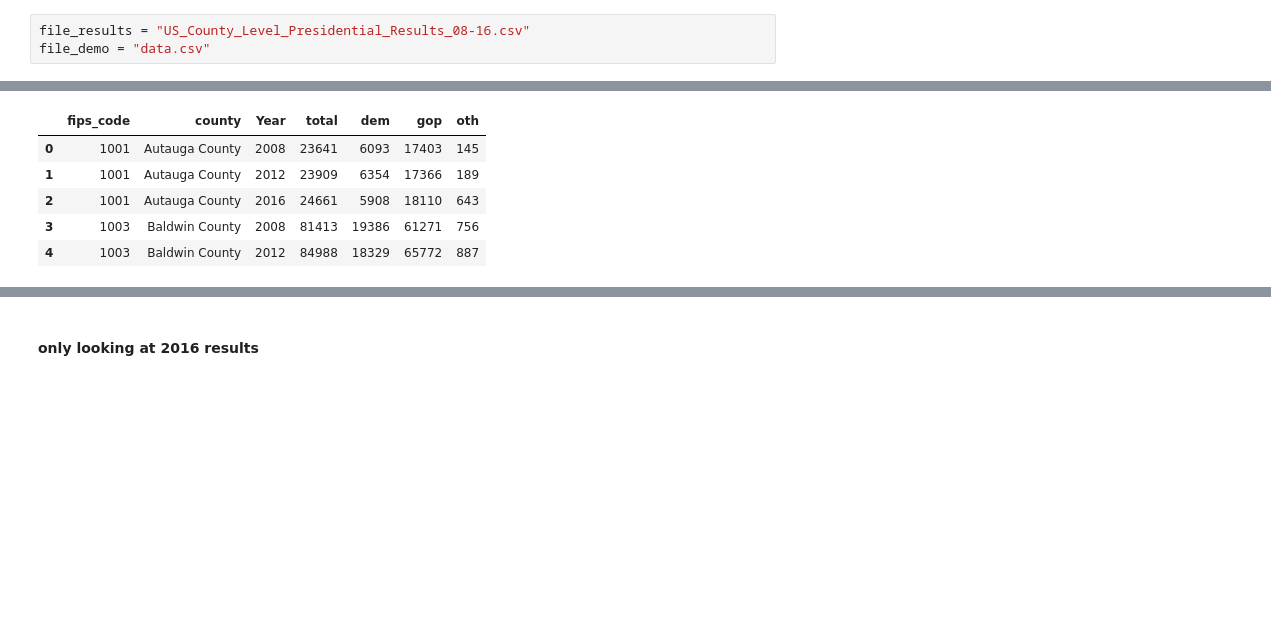
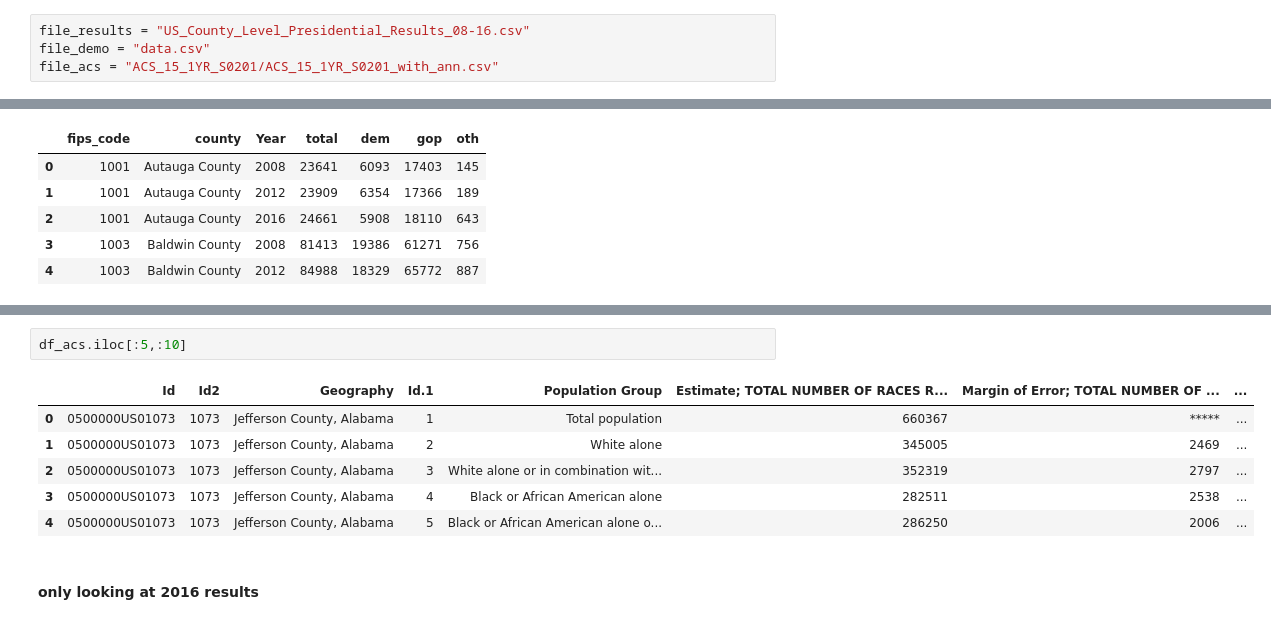
Before and after one commit to slgregoire/election, a Jupyter notebook: Election Graphs.ipynb, the cells around one changed output, grey strips where cells are left out. Saved outputs shown, nothing was run; the diff lists cells and outputs as text; blank space fills up the shorter version.

```diff
--- a/Election Graphs.ipynb
+++ b/Election Graphs.ipynb
@@ -15,6 +15,7 @@ pd.options.display.max_columns = 100
 # %%
 file_results = "US_County_Level_Presidential_Results_08-16.csv"
 file_demo = "data.csv"
+file_acs = "ACS_15_1YR_S0201/ACS_15_1YR_S0201_with_ann.csv"
 # %%
 df_results = pd.read_csv(file_results)
 df_demo = pd.read_csv(file_demo)
@@ -45,3 +55,12 @@ df_results.head(5)
+# %%
+df_acs.iloc[:5,:10]
+# %% [output]
+|  | Id | Id2 | Geography | Id.1 | Population Group | Estimate; TOTAL NUMBER OF RACES R... | Margin of Error; TOTAL NUMBER OF ... | ... |
+| 0 | 0500000US01073 | 1073 | Jefferson County, Alabama | 1 | Total population | 660367 | ***** | ... |
+| 1 | 0500000US01073 | 1073 | Jefferson County, Alabama | 2 | White alone | 345005 | 2469 | ... |
+| 2 | 0500000US01073 | 1073 | Jefferson County, Alabama | 3 | White alone or in combination wit... | 352319 | 2797 | ... |
+| 3 | 0500000US01073 | 1073 | Jefferson County, Alabama | 4 | Black or African American alone | 282511 | 2538 | ... |
+| 4 | 0500000US01073 | 1073 | Jefferson County, Alabama | 5 | Black or African American alone o... | 286250 | 2006 | ... |
 # %% [markdown]
 #### only looking at 2016 results
 # %%
```
Also changed, not shown: parts of 10 cells of this notebook, 4 other files.
